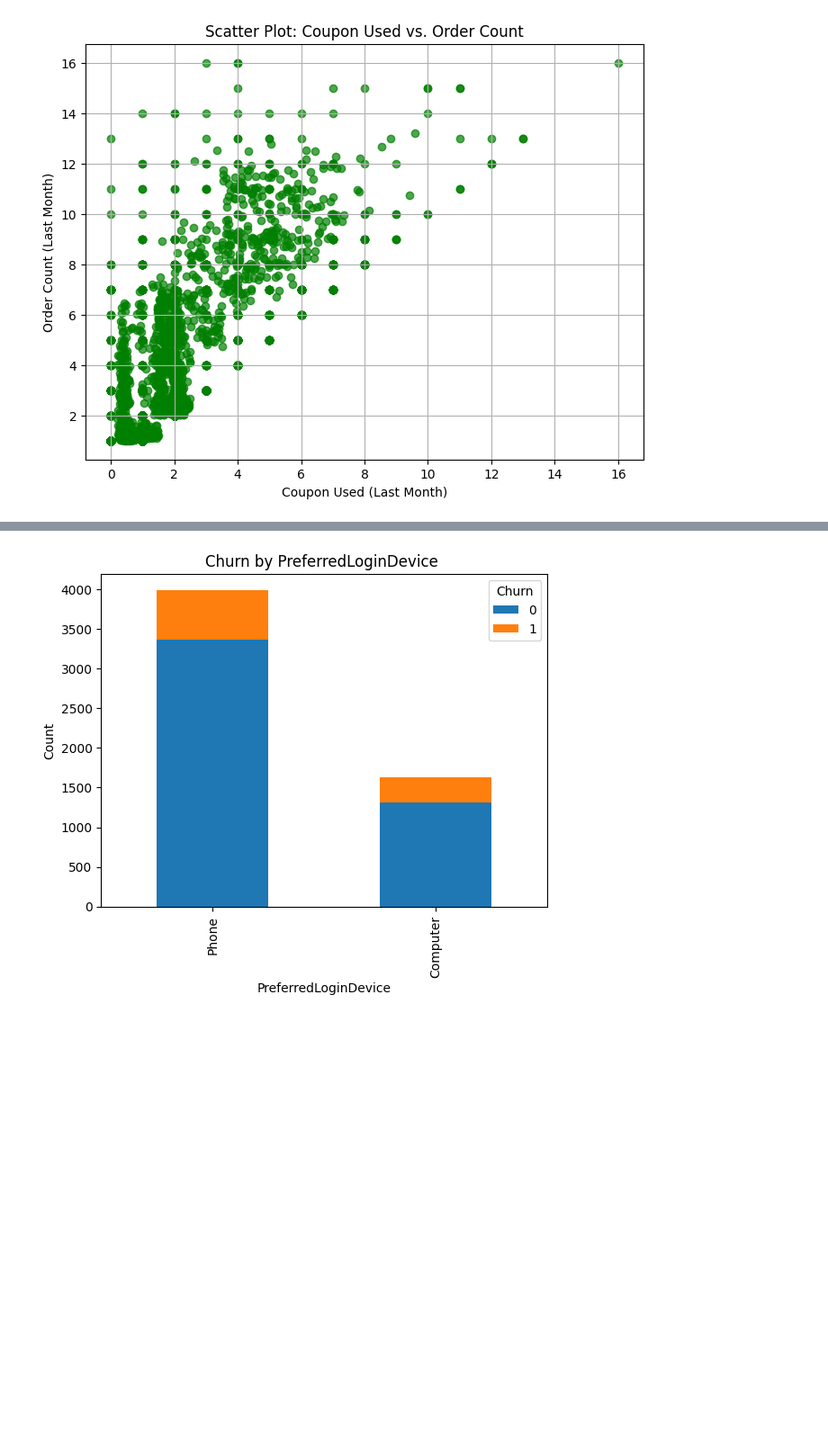
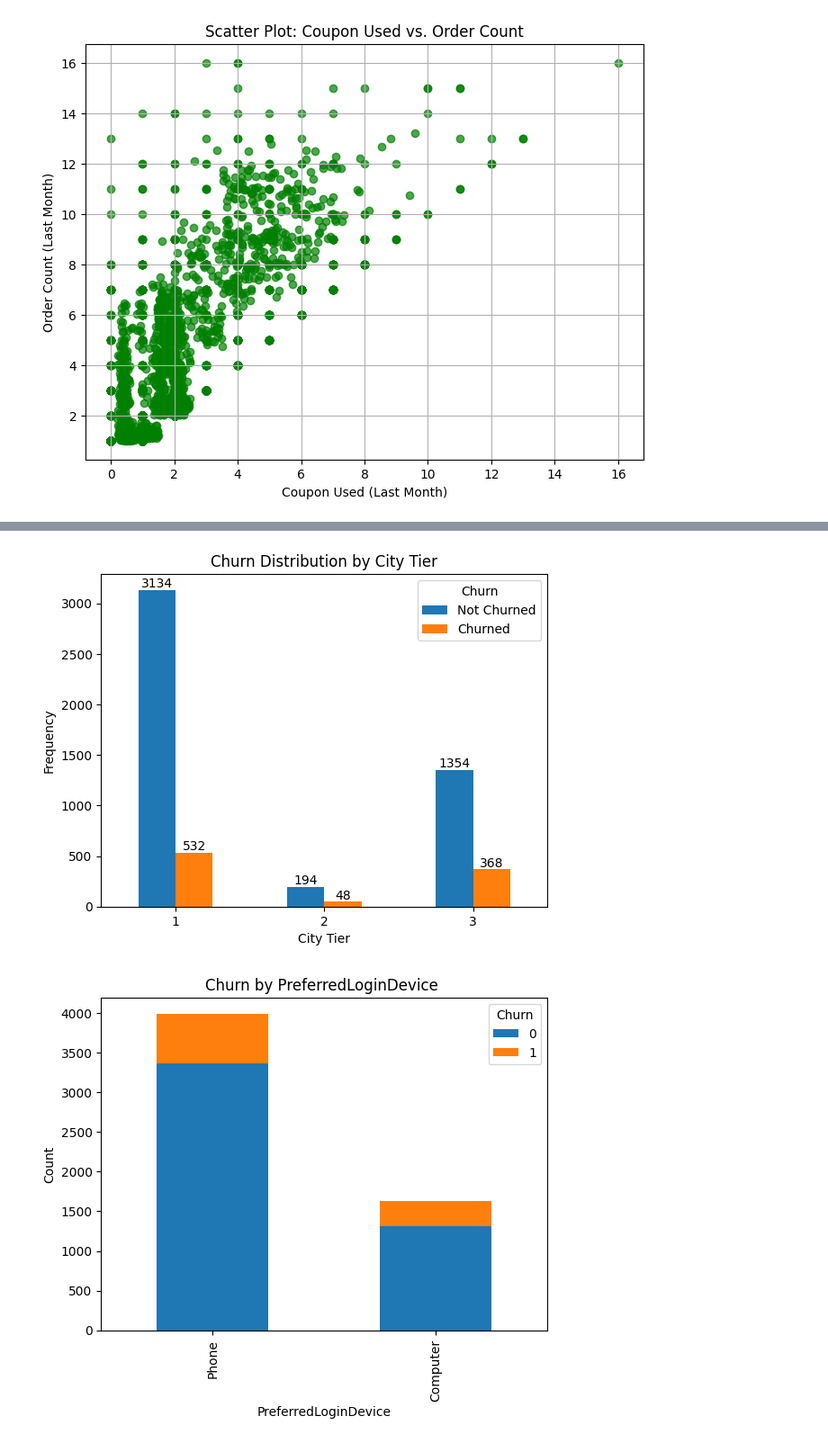
Before and after one commit to Aartizikre150/DAB-303, a Jupyter notebook: DAB303_Group_Project1.ipynb, the cells around one changed output, grey strips where cells are left out. Shown at 90% size. Drawn from its saved outputs; the diff is of its cells as text; code cells hidden in the pictures; blank space fills up the shorter version.

```diff
--- a/DAB303_Group_Project1.ipynb
+++ b/DAB303_Group_Project1.ipynb
@@ -305,3 +324,27 @@ plt.show()
+# %%
+import matplotlib.pyplot as plt
+
+# Group the data by CityTier and calculate the churn distribution
+city_churn_distribution = data_encoded.groupby('CityTier')['Churn'].value_counts().unstack().fillna(0)
+
+# Plot the bar chart
+ax = city_churn_distribution.plot(kind='bar')
+plt.xlabel('City Tier')
+plt.ylabel('Frequency')
+plt.title('Churn Distribution by City Tier')
+plt.legend(title='Churn', labels=['Not Churned', 'Churned'])
+plt.xticks(rotation=0)  # Rotate x-axis labels if needed
+
+# Adding annotations
+for p in ax.patches:
+    width = p.get_width()
+    height = p.get_height()
+    x, y = p.get_xy()
+    ax.annotate(f'{int(height)}', (x + width/2, y + height), ha='center', va='bottom', fontsize=10, color='black')
+
+plt.show()
+# %% [output]
+[figure, added]
 # %%
 # Assuming you have already imported your data and encoded it as 'data_encoded'
 
```
Also changed, not shown: parts of 3 cells of this notebook.
